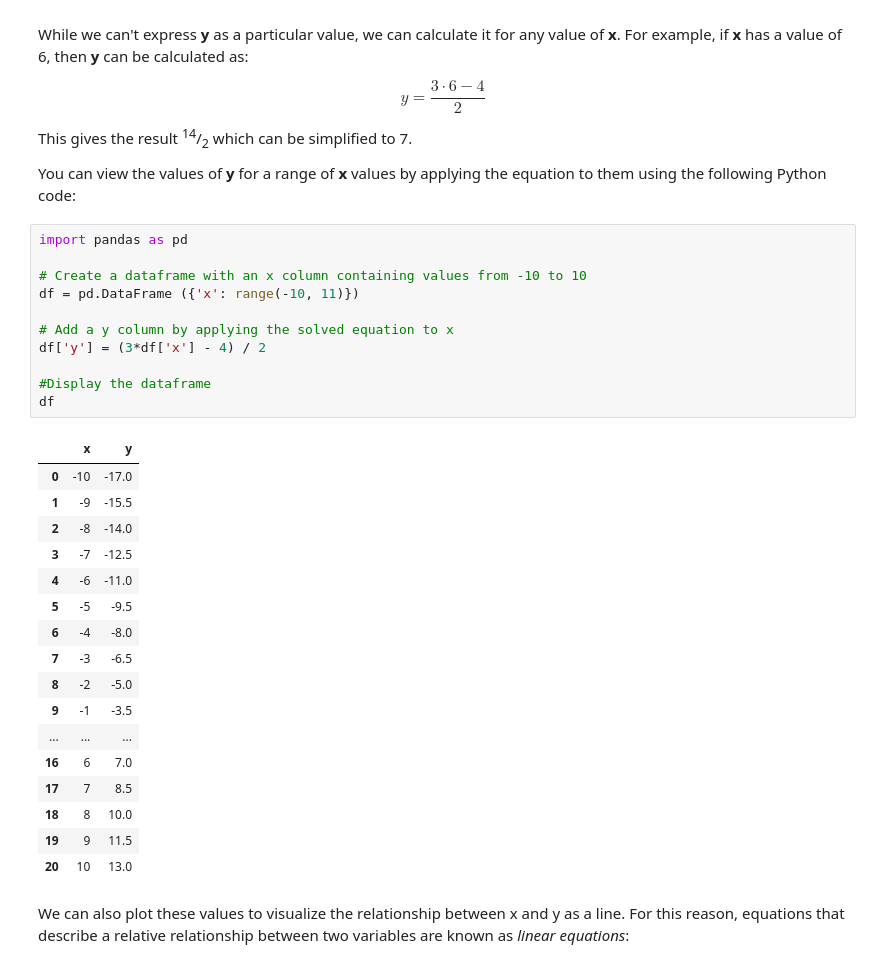
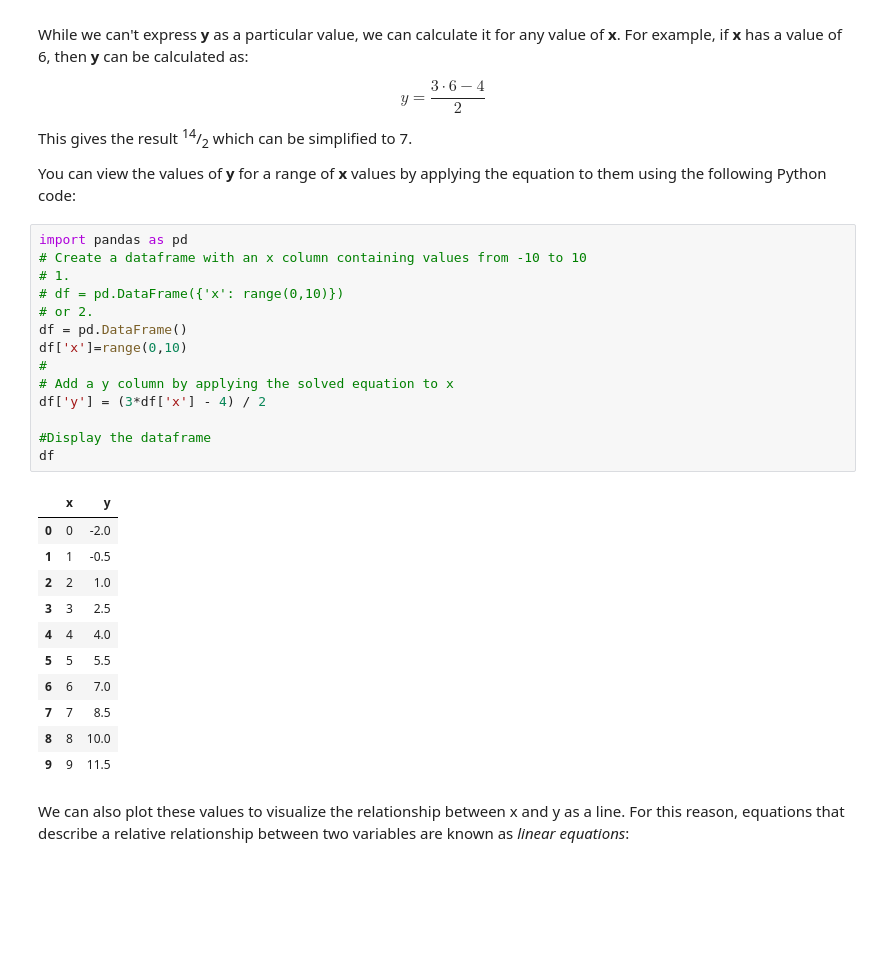
Before and after one commit to barzansaeedpour/machine-learning-roadmap-with-examples, a Jupyter notebook: 01_Mathematics and Statistics/01_Linear algebra - vectors matrices and operations/02_Linear Equations.ipynb, the cells around one changed output. Drawn from its saved outputs; the diff is of its cells as text; blank space fills up the shorter version.

```diff
--- a/01_Mathematics and Statistics/01_Linear algebra - vectors matrices and operations/02_Linear Equations.ipynb
+++ b/01_Mathematics and Statistics/01_Linear algebra - vectors matrices and operations/02_Linear Equations.ipynb
@@ -32,32 +32,29 @@ This gives the result <sup>14</sup>/<sub>2</sub> which can be simplified to 7.
 You can view the values of **y** for a range of **x** values by applying the equation to them using the following Python code:
 # %%
 import pandas as pd
-
 # Create a dataframe with an x column containing values from -10 to 10
-df = pd.DataFrame ({'x': range(-10, 11)})
-
+# 1.
+# df = pd.DataFrame({'x': range(0,10)})
+# or 2.
+df = pd.DataFrame()
+df['x']=range(0,10)
+#
 # Add a y column by applying the solved equation to x
 df['y'] = (3*df['x'] - 4) / 2
 
 #Display the dataframe
 df
 # %% [output]
 |  | x | y |
-| 0 | -10 | -17.0 |
-| 1 | -9 | -15.5 |
-| 2 | -8 | -14.0 |
-| 3 | -7 | -12.5 |
-| 4 | -6 | -11.0 |
-| 5 | -5 | -9.5 |
-| 6 | -4 | -8.0 |
-| 7 | -3 | -6.5 |
-| 8 | -2 | -5.0 |
-| 9 | -1 | -3.5 |
-| ... | ... | ... |
-| 16 | 6 | 7.0 |
-| 17 | 7 | 8.5 |
-| 18 | 8 | 10.0 |
-| 19 | 9 | 11.5 |
-| 20 | 10 | 13.0 |
+| 0 | 0 | -2.0 |
+| 1 | 1 | -0.5 |
+| 2 | 2 | 1.0 |
+| 3 | 3 | 2.5 |
+| 4 | 4 | 4.0 |
+| 5 | 5 | 5.5 |
+| 6 | 6 | 7.0 |
+| 7 | 7 | 8.5 |
+| 8 | 8 | 10.0 |
+| 9 | 9 | 11.5 |
 # %% [markdown]
 We can also plot these values to visualize the relationship between x and y as a line. For this reason, equations that describe a relative relationship between two variables are known as *linear equations*:
```
Also changed, not shown: parts of 3 cells of this notebook.
